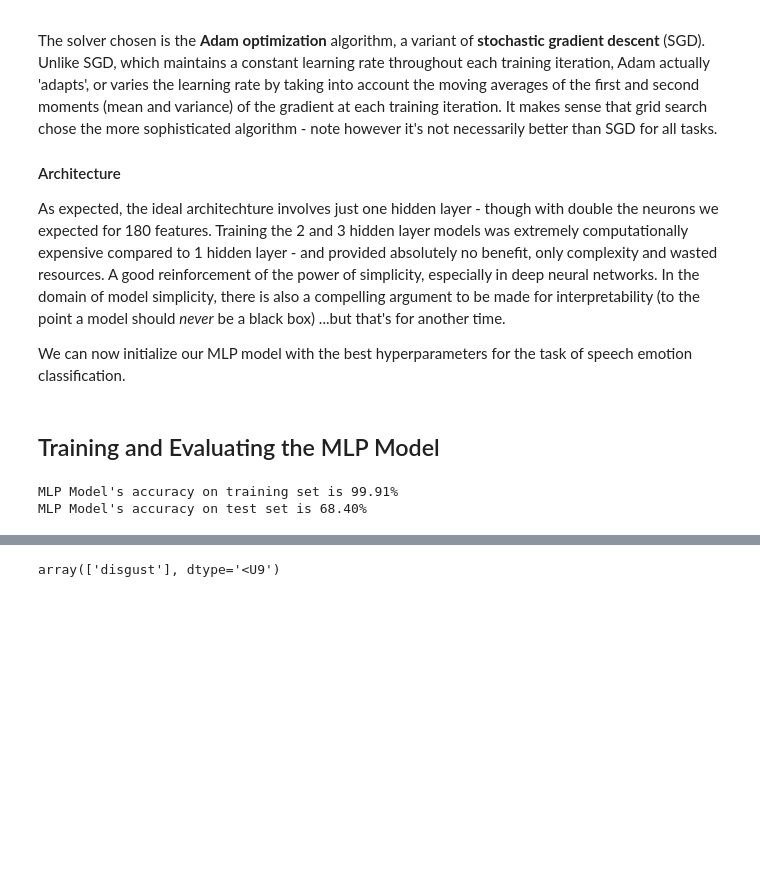
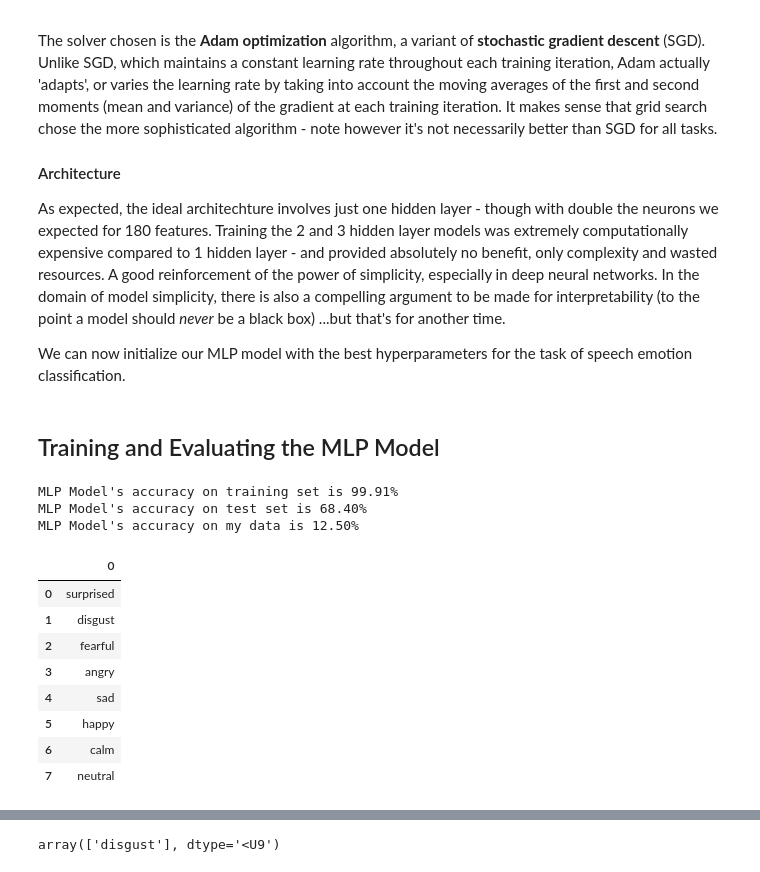
Before and after one commit to yuukionna022/Week4-NeuralNetworks, a Jupyter notebook: Week4__Neural_Networks.ipynb, the cells around one changed output, grey strips where cells are left out. Saved outputs shown, nothing was run; the diff lists cells and outputs as text; code cells hidden in the pictures; blank space fills up the shorter version.

```diff
--- a/Week4__Neural_Networks.ipynb
+++ b/Week4__Neural_Networks.ipynb
@@ -578,6 +578,21 @@ print(f'MLP Model\'s accuracy on training set is {100*model.score(X_train, y_tra
 # Note that, up to this point, we did not touch the test set at all
 print(f'MLP Model\'s accuracy on test set is {100*model.score(X_test, y_test):.2f}%')
 #put our test case here .score (myfeatures etc)
+print(f'MLP Model\'s accuracy on my data is {100*model.score(my_features, my_emotions):.2f}%')
 # %% [output]
 MLP Model's accuracy on training set is 99.91%
 MLP Model's accuracy on test set is 68.40%
+MLP Model's accuracy on my data is 12.50%
+# %%
+#look at my data
+my_emotions
+# %% [output]
+|  | 0 |
+| 0 | surprised |
+| 1 | disgust |
+| 2 | fearful |
+| 3 | angry |
+| 4 | sad |
+| 5 | happy |
+| 6 | calm |
+| 7 | neutral |
```
Also changed, not shown: parts of 4 cells of this notebook.
